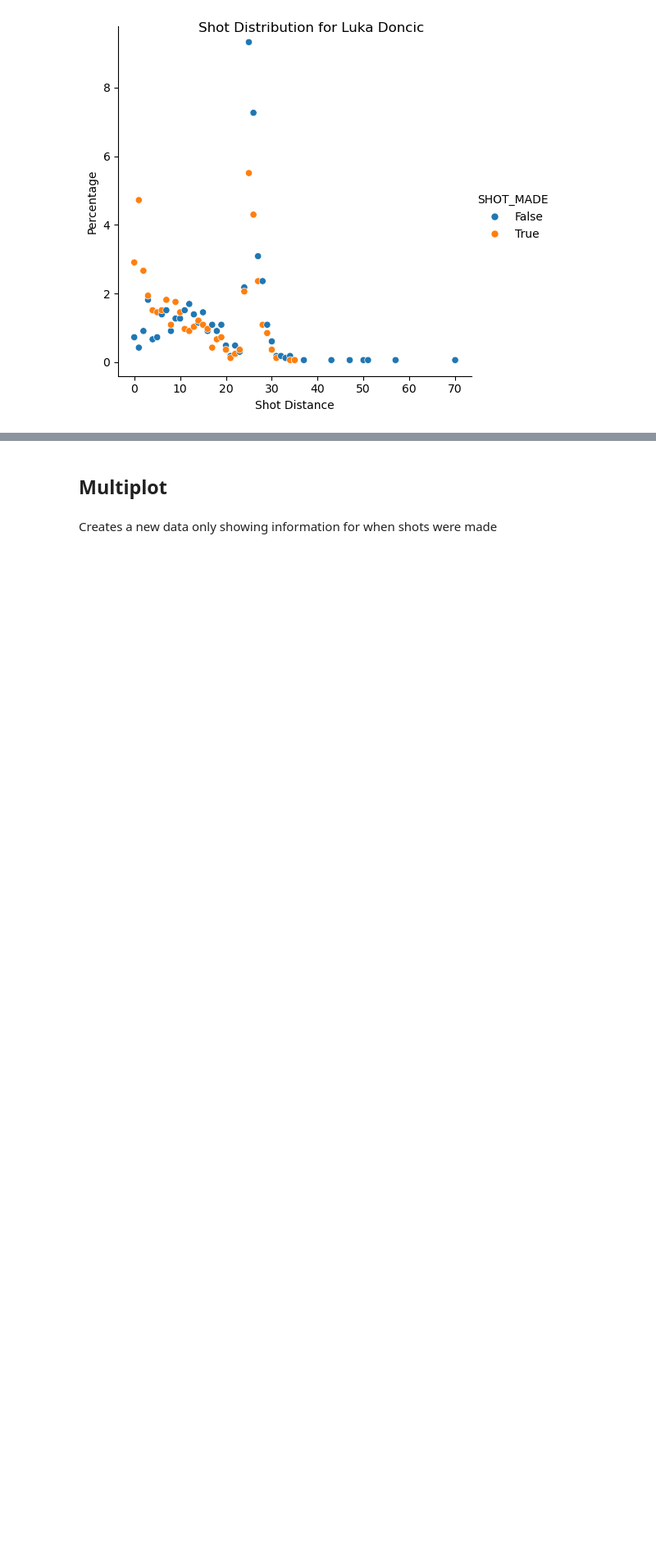
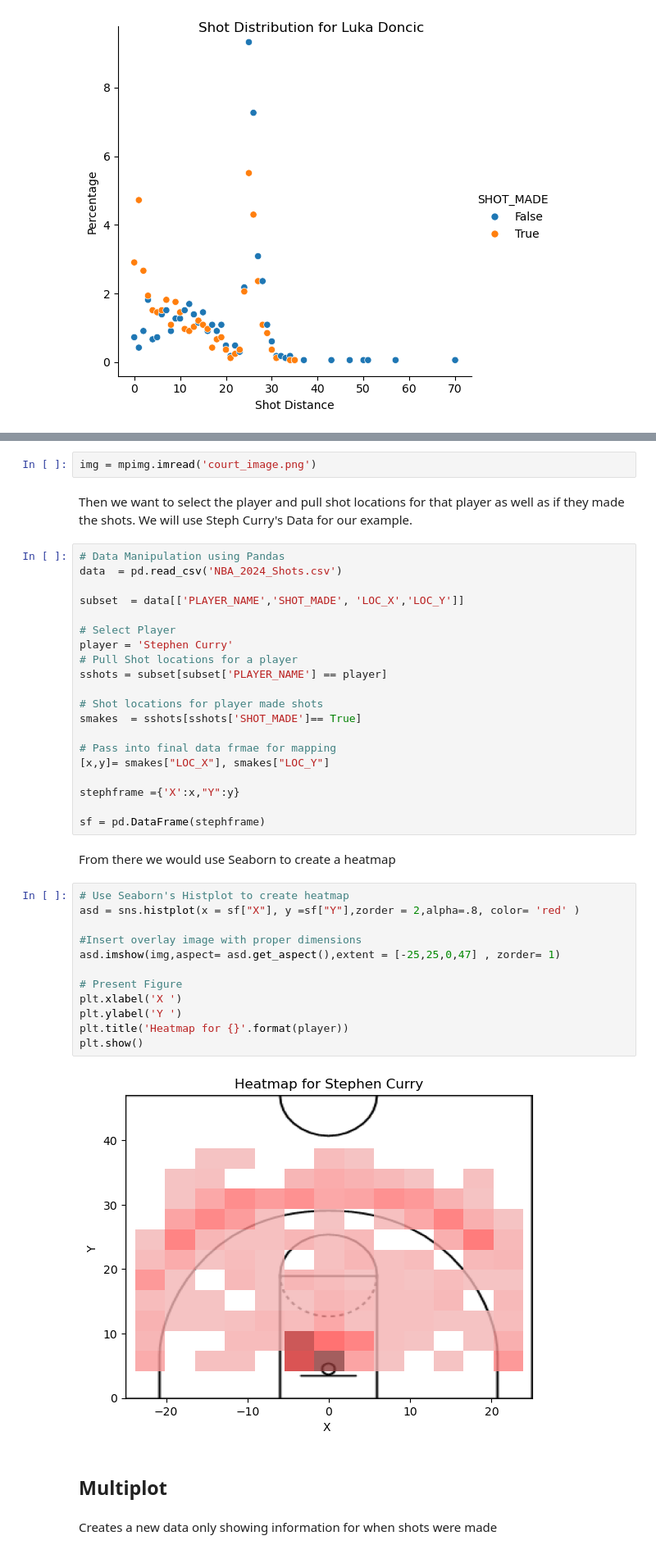
Before and after one commit to mathewh22/seaborn_lightning_talk, a Jupyter notebook: demo.ipynb, the cells around one changed output, grey strips where cells are left out. Shown at 82% size. Saved outputs shown, nothing was run; the diff lists cells and outputs as text; blank space fills up the shorter version.

```diff
--- a/demo.ipynb
+++ b/demo.ipynb
@@ -137,3 +144,43 @@ plt.show()
+# %%
+img = mpimg.imread('court_image.png')
+# %% [markdown]
+Then we want to select the player and pull shot locations for that player as well as if they made the shots. We will use Steph Curry's Data for our example.
+# %%
+# Data Manipulation using Pandas
+data  = pd.read_csv('NBA_2024_Shots.csv')
+
+subset  = data[['PLAYER_NAME','SHOT_MADE', 'LOC_X','LOC_Y']]
+
+# Select Player
+player = 'Stephen Curry'
+# Pull Shot locations for a player
+sshots = subset[subset['PLAYER_NAME'] == player]
+
+# Shot locations for player made shots
+smakes  = sshots[sshots['SHOT_MADE']== True]
+
+# Pass into final data frmae for mapping
+[x,y]= smakes["LOC_X"], smakes["LOC_Y"]
+
+stephframe ={'X':x,"Y":y}
+
+sf = pd.DataFrame(stephframe)
+# %% [markdown]
+From there we would use Seaborn to create a heatmap
+# %%
+# Use Seaborn's Histplot to create heatmap
+asd = sns.histplot(x = sf["X"], y =sf["Y"],zorder = 2,alpha=.8, color= 'red' )
+
+#Insert overlay image with proper dimensions
+asd.imshow(img,aspect= asd.get_aspect(),extent = [-25,25,0,47] , zorder= 1)
+
+# Present Figure
+plt.xlabel('X ')
+plt.ylabel('Y ')
+plt.title('Heatmap for {}'.format(player))
+plt.show()
+# %% [output]
+[figure, added]
 # %% [markdown]
 ## Multiplot
 # %% [markdown]
```
Also changed, not shown: parts of 4 cells of this notebook.
